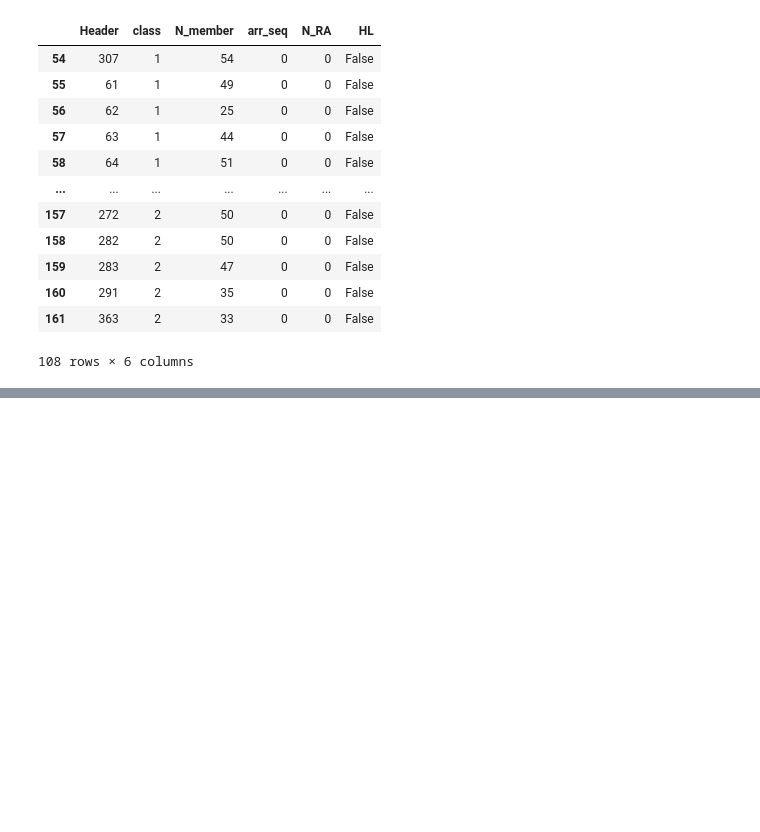
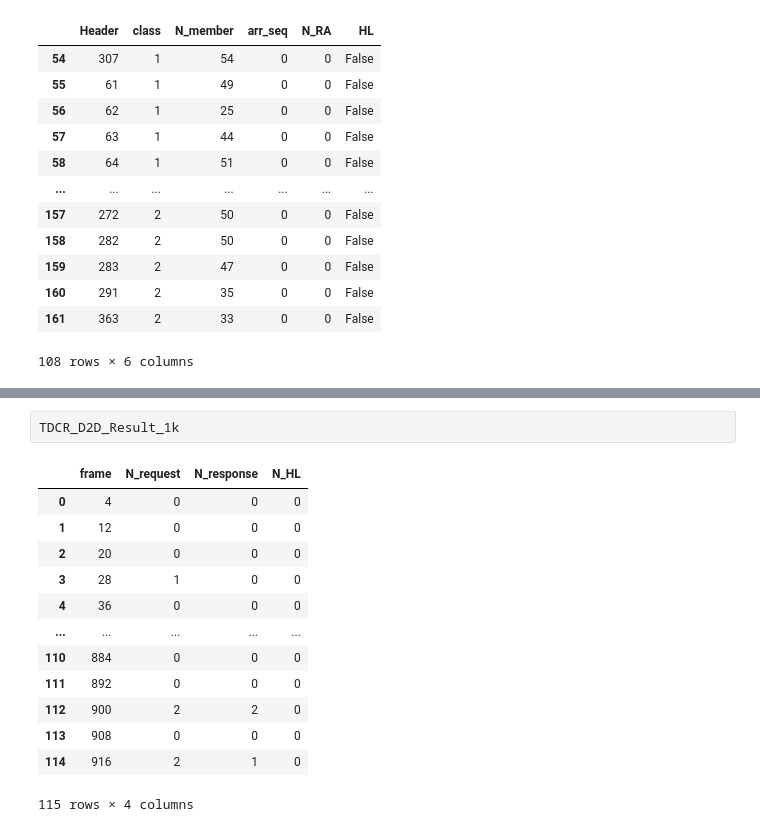
Before and after one commit to KenWang42/TDCR, a Jupyter notebook: TDCR_Simulation/test.ipynb, the cells around one changed output, grey strips where cells are left out. Drawn from its saved outputs; the diff is of its cells as text; blank space fills up the shorter version.

```diff
--- a/TDCR_Simulation/test.ipynb
+++ b/TDCR_Simulation/test.ipynb
@@ -726,0 +685,16 @@ Name: RA_init, Length: 1000, dtype: int64
+# %%
+TDCR_D2D_Result_1k
+# %% [output]
+|  | frame | N_request | N_response | N_HL |
+| 0 | 4 | 0 | 0 | 0 |
+| 1 | 12 | 0 | 0 | 0 |
+| 2 | 20 | 0 | 0 | 0 |
+| 3 | 28 | 1 | 0 | 0 |
+| 4 | 36 | 0 | 0 | 0 |
+| ... | ... | ... | ... | ... |
+| 110 | 884 | 0 | 0 | 0 |
+| 111 | 892 | 0 | 0 | 0 |
+| 112 | 900 | 2 | 2 | 0 |
+| 113 | 908 | 0 | 0 | 0 |
+| 114 | 916 | 2 | 1 | 0 |
+115 rows × 4 columns
```
Also changed, not shown: parts of 10 cells of this notebook, 5 other files.
